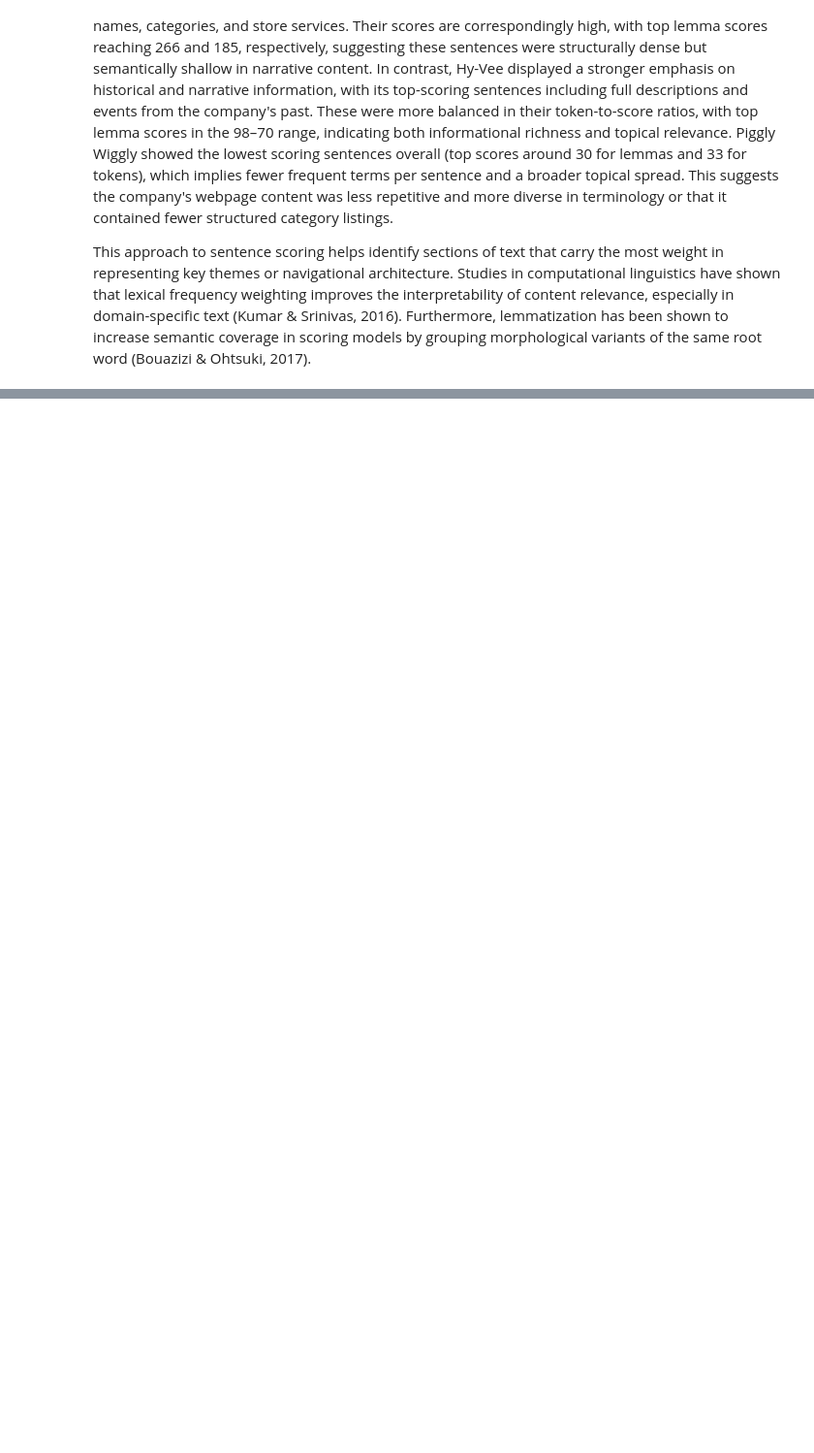
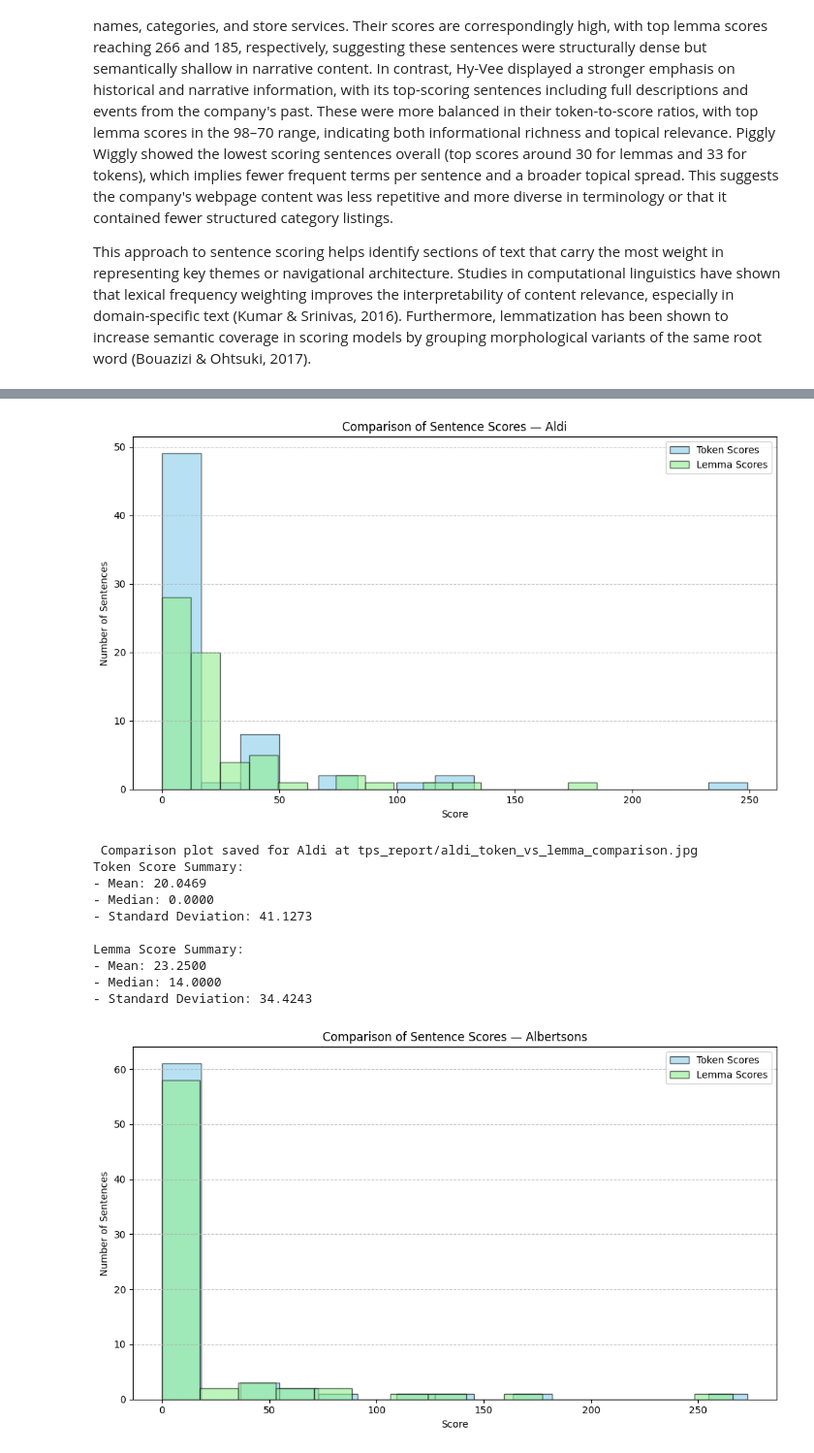
Before and after one commit to Data-Git-Hub/p7_web_compare, a Jupyter notebook: web_compare.ipynb, the cells around one changed output, grey strips where cells are left out. Shown at 97% size. Cells and saved outputs as stored; diff of their text form; code cells hidden in the pictures; blank space fills up the shorter version.

```diff
--- a/web_compare.ipynb
+++ b/web_compare.ipynb
@@ -873,0 +965,59 @@ This approach to sentence scoring helps identify sections of text that carry the
+# %%
+# Section 7.1 – Overlapping Histogram Comparison of Token vs Lemma Sentence Scores
+
+def print_stats(scores, label):
+    print(f"{label} Score Summary:")
+    print(f"- Mean: {np.mean(scores):.4f}")
+    print(f"- Median: {np.median(scores):.4f}")
+    print(f"- Standard Deviation: {np.std(scores):.4f}")
+    print()
+
+for company in valid_companies:
+    try:
+        with open(f"parse/{company}.txt", "r", encoding="utf-8") as f:
+            text = f.read()
+
+        # Load frequency dictionaries
+        token_freq = load_frequency_dict(f"tps_report/{company}_tokens_filtered.txt")
+        lemma_freq = load_frequency_dict(f"tps_report/{company}_lemmas_filtered.txt")
+
+        # Compute scores
+        token_scores = [score for _, score in compute_sentence_scores(text, token_freq, use_lemma=False)]
+        lemma_scores = [score for _, score in compute_sentence_scores(text, lemma_freq, use_lemma=True)]
+
+        # Plot overlapping histograms
+        plt.figure(figsize=(10, 6))
+        plt.hist(token_scores, bins=15, alpha=0.6, label="Token Scores", color="skyblue", edgecolor="black")
+        plt.hist(lemma_scores, bins=15, alpha=0.6, label="Lemma Scores", color="lightgreen", edgecolor="black")
+        plt.title(f"Comparison of Sentence Scores — {company.title()}")
+        plt.xlabel("Score")
+        plt.ylabel("Number of Sentences")
+        plt.legend()
+        plt.grid(axis="y", linestyle="--", alpha=0.7)
+        plt.tight_layout()
+        plt.show()
+
+        # Save as image
+        output_path = f"tps_report/{company}_token_vs_lemma_comparison.jpg"
+        plt.savefig(output_path, format="jpg")
+        plt.close()
+
+        print(f" Comparison plot saved for {company.title()} at {output_path}")
+        print_stats(token_scores, "Token")
+        print_stats(lemma_scores, "Lemma")
+
+    except Exception as e:
+        print(f" Error processing comparison for {company}: {e}")
+# %% [output]
+[figure, added]
+ Comparison plot saved for Aldi at tps_report/aldi_token_vs_lemma_comparison.jpg
+Token Score Summary:
+- Mean: 20.0469
+- Median: 0.0000
+- Standard Deviation: 41.1273
+
+Lemma Score Summary:
+- Mean: 23.2500
+- Median: 14.0000
+- Standard Deviation: 34.4243
+[figure, added]
```
Also changed, not shown: parts of 8 cells of this notebook, 13 other files.
